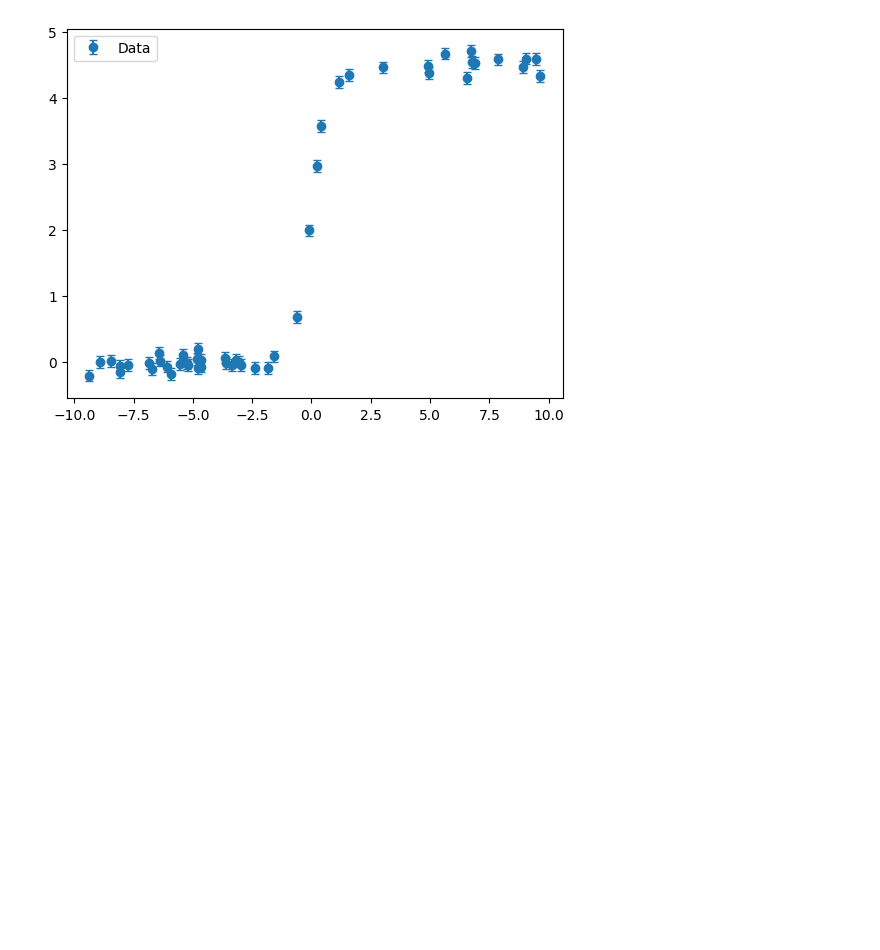
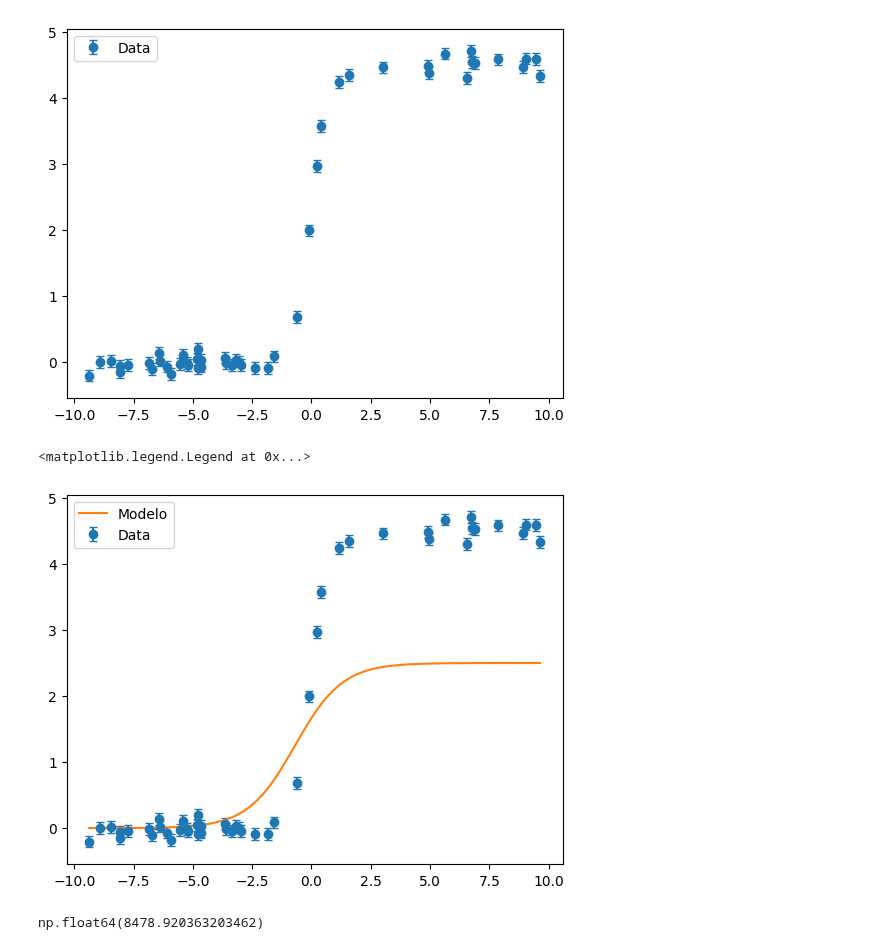
Before and after one commit to asegura4488/MetodosComputacionales2026, a Jupyter notebook: Semana12/AjusteNolineal.ipynb, the cells around one changed output. Saved outputs shown, nothing was run; the diff lists cells and outputs as text; code cells hidden in the pictures; blank space fills up the shorter version.

```diff
--- a/Semana12/AjusteNolineal.ipynb
+++ b/Semana12/AjusteNolineal.ipynb
@@ -27,3 +27,19 @@ plt.legend()
 # %% [output]
 <matplotlib.legend.Legend at 0x...>
 [figure]
+# %%
+# Definir el modelo
+def sigmoide(x,p):
+  A,B,C = p
+  return A/(B+np.exp(-C*x))
+# %%
+p0 = np.array([5.,2.,1.])
+_x = np.linspace(min(x),max(x),100)
+_y = sigmoide(_x,p0)
+# %%
+plt.errorbar(x,y, yerr=sigma, fmt='o', capsize=3,label='Data')
+plt.plot(_x,_y,label='Modelo')
+plt.legend()
+# %% [output]
+<matplotlib.legend.Legend at 0x...>
+[figure, added]
@@ -29,0 +49,4 @@ plt.legend()
+# %%
+chi2_con_error(p0,x,y,sigma,sigmoide)
+# %% [output]
+np.float64(8478.920363203462)
```
Also changed, not shown: parts of 1 cell of this notebook.
